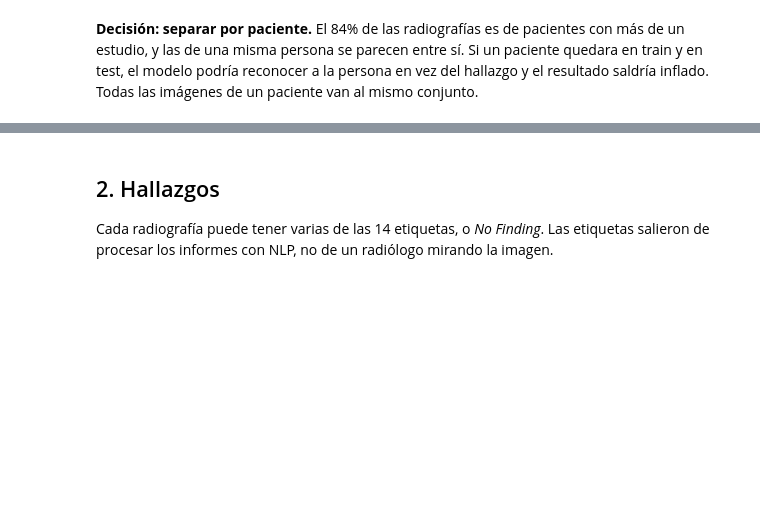
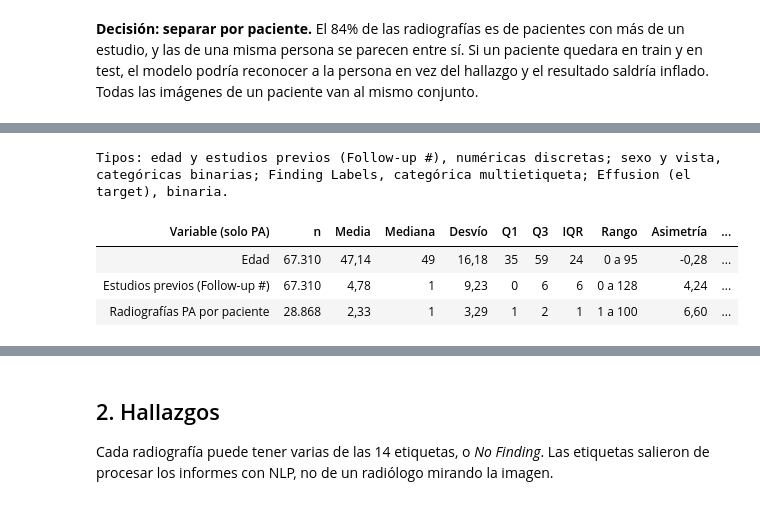
Before and after one commit to Marcouzis11/iaproyecto, a Jupyter notebook: notebooks/00_eda_nih_effusion.ipynb, the cells around one changed output, grey strips where cells are left out. Saved outputs shown, nothing was run; the diff lists cells and outputs as text; code cells hidden in the pictures; blank space fills up the shorter version.

```diff
--- a/notebooks/00_eda_nih_effusion.ipynb
+++ b/notebooks/00_eda_nih_effusion.ipynb
@@ -141,0 +172,29 @@ El NIH publicó todas las imágenes achicadas a 1024 × 1024; la sección 6 lo v
+# %%
+def describir(nombre, valores):
+    """Como describe() de pandas, más IQR, asimetría y curtosis en exceso (0 = normal), con corrección muestral."""
+    x = np.asarray(valores, dtype=float)
+    m = len(x)
+    q1, mediana, q3 = np.percentile(x, [25, 50, 75])
+    z = x - x.mean()
+    g1 = (z ** 3).mean() / (z ** 2).mean() ** 1.5
+    g2 = (z ** 4).mean() / (z ** 2).mean() ** 2 - 3
+    asimetria = g1 * math.sqrt(m * (m - 1)) / (m - 2)
+    curtosis = ((m + 1) * g2 + 6) * (m - 1) / ((m - 2) * (m - 3))
+    entero = lambda v: n(v) if float(v).is_integer() else dec(v)
+    return [nombre, n(m), dec(x.mean(), 2), entero(mediana), dec(x.std(ddof=1), 2),  # desvío muestral, con n - 1
+            entero(q1), entero(q3), entero(q3 - q1), f'{x.min():.0f} a {x.max():.0f}', dec(asimetria, 2), dec(curtosis, 2)]
+
+
+pa = [r for r in filas if r['View Position'] == 'PA']
+print('Tipos: edad y estudios previos (Follow-up #), numéricas discretas; sexo y vista, categóricas binarias; '
+      'Finding Labels, categórica multietiqueta; Effusion (el target), binaria.')
+Tabla(['Variable (solo PA)', 'n', 'Media', 'Mediana', 'Desvío', 'Q1', 'Q3', 'IQR', 'Rango', 'Asimetría', 'Curtosis'],
+      [describir('Edad', [r['edad'] for r in pa]),
+       describir('Estudios previos (Follow-up #)', [r['previos'] for r in pa]),
+       describir('Radiografías PA por paciente', list(Counter(r['Patient ID'] for r in pa).values()))])
+# %% [output]
+Tipos: edad y estudios previos (Follow-up #), numéricas discretas; sexo y vista, categóricas binarias; Finding Labels, categórica multietiqueta; Effusion (el target), binaria.
+| Variable (solo PA) | n | Media | Mediana | Desvío | Q1 | Q3 | IQR | Rango | Asimetría | ... |
+| Edad | 67.310 | 47,14 | 49 | 16,18 | 35 | 59 | 24 | 0 a 95 | -0,28 | ... |
+| Estudios previos (Follow-up #) | 67.310 | 4,78 | 1 | 9,23 | 0 | 6 | 6 | 0 a 128 | 4,24 | ... |
+| Radiografías PA por paciente | 28.868 | 2,33 | 1 | 3,29 | 1 | 2 | 1 | 1 a 100 | 6,60 | ... |
```
Also changed, not shown: parts of 22 cells of this notebook.
